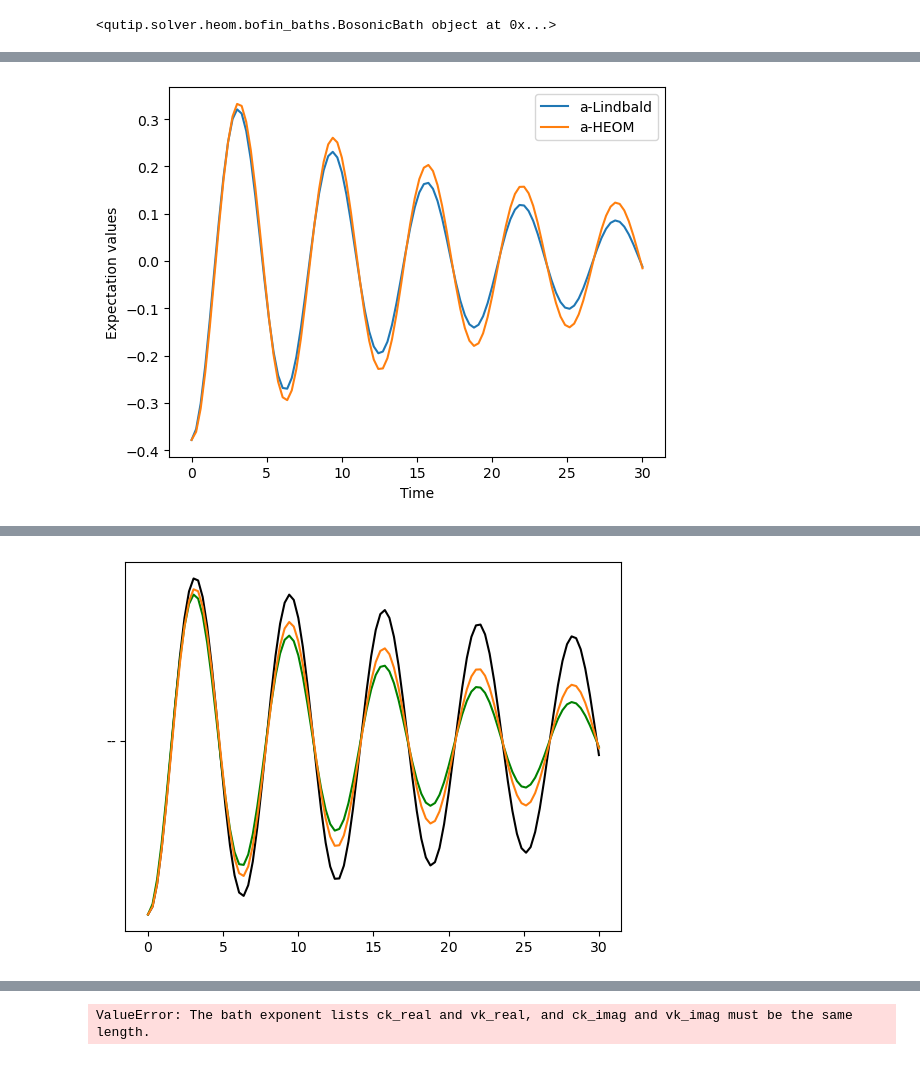
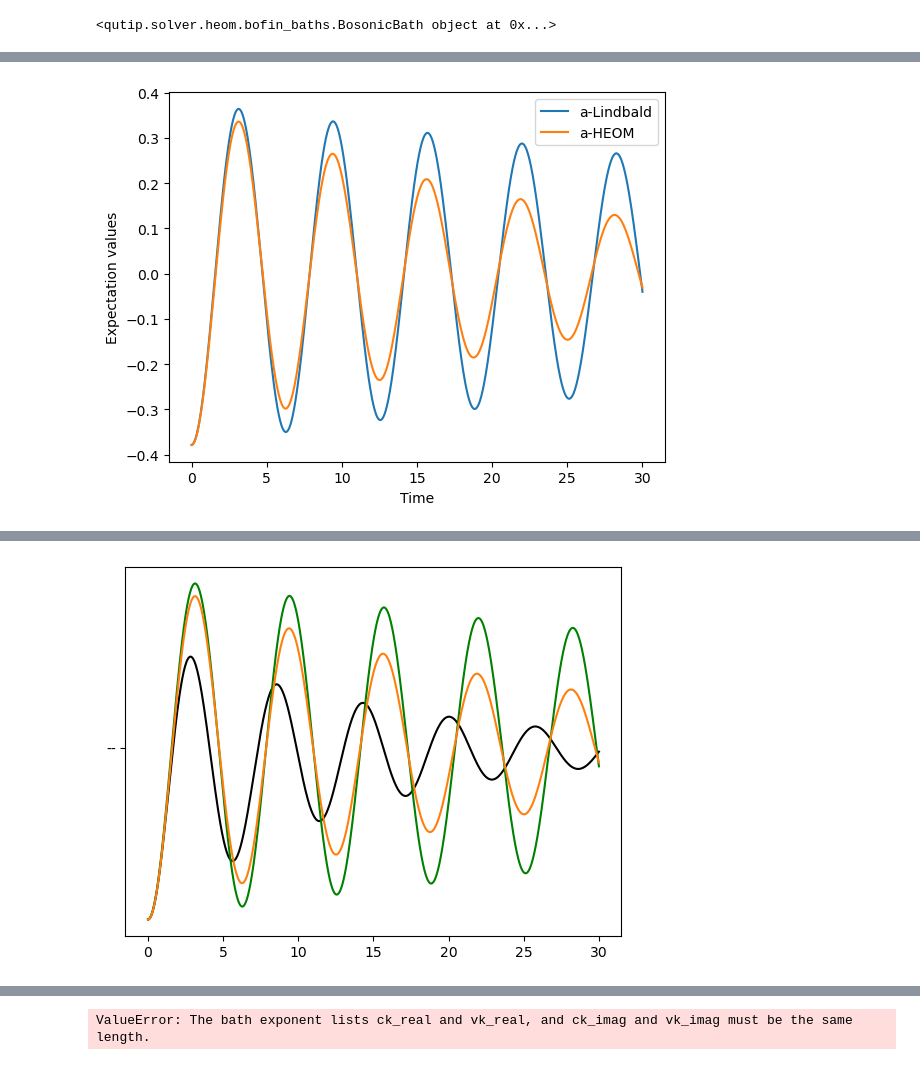
Before and after one commit to SanderStammbach/Sanders-Studium, a Jupyter notebook: HEOM/HEOM-1.ipynb, the cells around one changed output, grey strips where cells are left out. Cells and saved outputs as stored; diff of their text form; code cells hidden in the pictures.

```diff
--- a/HEOM/HEOM-1.ipynb
+++ b/HEOM/HEOM-1.ipynb
@@ -59,7 +59,7 @@ def nb(w,t):
 
 
 
-nB=10
+nB=2
 T=Temp(w,nB)
 #T=10 # Einheit von  hb*omega durch kb
 
@@ -105,7 +105,7 @@ def cot(x):
 
 
 # Anzahl der expansion rho_n:
-Nk = 10
+Nk = 8
 
 # C_real expansion terms:
 ck_real = [lam * gamma / np.tan(gamma / (2 * T))]
@@ -200,7 +200,7 @@ print(Bad2)
 <qutip.solver.heom.bofin_baths.BosonicBath object at 0x...>
 # %%
 max_depth=2
-nt = 100
+nt = 1000
 tmax=30
 tlist = [0, tmax, nt]
 options = {"nsteps": 1500_000}
@@ -307,12 +307,12 @@ ax.set_ylabel('Expectation values')
 ax.legend(("a-Lindbald" , "a-HEOM"))
 plt.show()
 # %% [output]
-[figure, old version]
+[figure, new version]
 # %%
 
 #max_depth=Nk
 
-solver3 = HSolverDL(H_sys, Q, lam, T ,max_depth, 5,40 , bnd_cut_approx=False, options=options,combine=True)
+solver3 = HSolverDL(H_sys, Q, lam, T ,8, 5,gamma , bnd_cut_approx=False, options=options,combine=True)
 result_HEOM3 = solver3.run(rho0, tlist, e_ops={"observable_a": a})
 fig, ax = plt.subplots()
 ax.plot(result_HEOM3.times, result_HEOM3.e_data["observable_a"],'black','--', label="N")
@@ -336,4 +336,4 @@ Total run time:   0.29s
-[figure, old version]
+[figure, new version]
 # %%
 from Redfield import Redfield as Redfield
 
```
Also changed, not shown: parts of 7 cells of this notebook, 6 other files.
